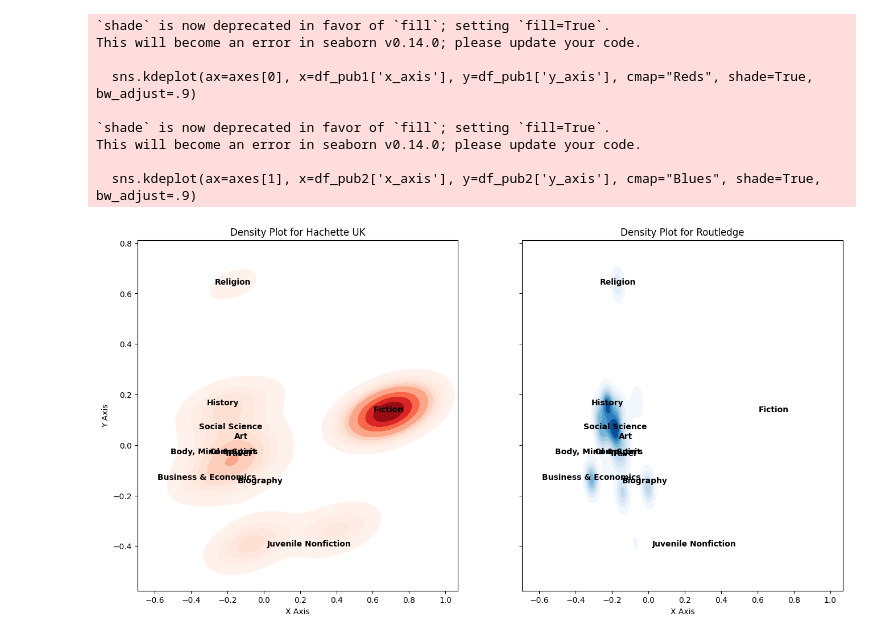
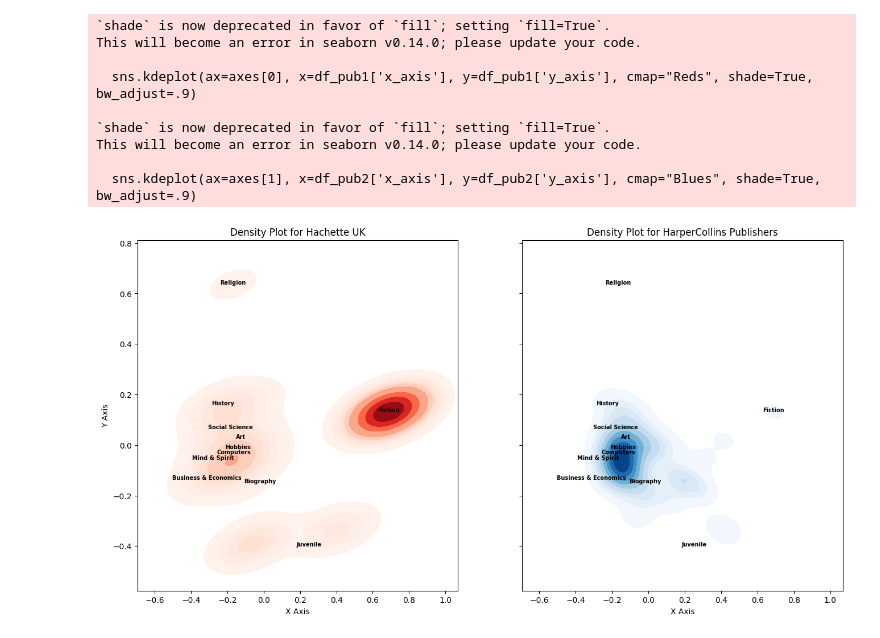
Before and after one commit to mateusexel/PageLens, a Jupyter notebook: Exploration/04_plot_category.ipynb, the cells around one changed output. Drawn from its saved outputs; the diff is of its cells as text; code cells hidden in the pictures.

```diff
--- a/Exploration/04_plot_category.ipynb
+++ b/Exploration/04_plot_category.ipynb
@@ -18,6 +18,12 @@ df.head()
 | 5 | The Church of Christ: A Biblical ... | In The Church of Christ: A Biblic... | ['Everett Ferguson'] | http://books.google.com/books/con... | http://books.google.nl/books?id=k... | Wm. B. Eerdmans Publishing | 1996 | http://books.google.nl/books?id=k... | Religion | ... |
 # %%
 df_cluster_centroids = df[df['categories']==df['cluster_name']].drop_duplicates('categories')[['cluster_name', 'x_axis', 'y_axis']]
-df_cluster_centroids.shape
+print(df_cluster_centroids.shape)
+df_cluster_centroids.loc[12,'cluster_name'] = 'Juvenile'
+df_cluster_centroids.loc[23,'cluster_name'] = 'Mind & Spirit'
+df_cluster_centroids.loc[23,'y_axis'] = -0.057012
+df_cluster_centroids.loc[103,'y_axis'] = -0.014546
+df_cluster_centroids.loc[103,'cluster_name'] = 'Hobbies'
+df_cluster_centroids
 # %% [output]
 (11, 3)
@@ -75,6 +42,6 @@ def plot_books(df, publisher1, publisher2):
 # %%
 # Function to plot density for two publishers side by side with category annotations
-def plot_density_side_by_side_with_annotations(df_books, df_centroids, publisher1, publisher2):
+def plot_publishers_density(df_books, df_centroids, publisher1, publisher2):
     # Filter the dataframe for the two publishers
     df_pub1 = df_books[df_books['publisher'] == publisher1]
     df_pub2 = df_books[df_books['publisher'] == publisher2]
@@ -99,8 +66,8 @@ def plot_density_side_by_side_with_annotations(df_books, df_centroids, publisher
     # Annotate cluster centroids on both subplots
     for i in range(len(df_centroids)):
         axes[0].text(df_centroids.iloc[i]['x_axis'], df_centroids.iloc[i]['y_axis'], df_centroids.iloc[i]['cluster_name'],
-                     fontsize=10, ha='center', color='black', weight='bold')
+                     fontsize=7, ha='center', color='black', weight='bold')
         axes[1].text(df_centroids.iloc[i]['x_axis'], df_centroids.iloc[i]['y_axis'], df_centroids.iloc[i]['cluster_name'],
-                     fontsize=10, ha='center', color='black', weight='bold')
+                     fontsize=7, ha='center', color='black', weight='bold')
 
     plt.show()
@@ -147,14 +74,14 @@ df[df['publisher']=='Hachette UK'].drop_duplicates('categories').sort_values(by=
 # %%
 # Call the function with two publishers
-plot_density_side_by_side_with_annotations(df, df_cluster_centroids, "Hachette UK", "Routledge")
+plot_publishers_density(df, df_cluster_centroids, "Hachette UK", "HarperCollins Publishers")
 # %% [output]
 `shade` is now deprecated in favor of `fill`; setting `fill=True`.
 This will become an error in seaborn v0.14.0; please update your code.
 
   sns.kdeplot(ax=axes[0], x=df_pub1['x_axis'], y=df_pub1['y_axis'], cmap="Reds", shade=True, bw_adjust=.9)
 
 `shade` is now deprecated in favor of `fill`; setting `fill=True`.
 This will become an error in seaborn v0.14.0; please update your code.
 
   sns.kdeplot(ax=axes[1], x=df_pub2['x_axis'], y=df_pub2['y_axis'], cmap="Blues", shade=True, bw_adjust=.9)
-[figure, old version]
+[figure, new version]
```
Also changed, not shown: parts of 5 cells of this notebook, 8 other files.
